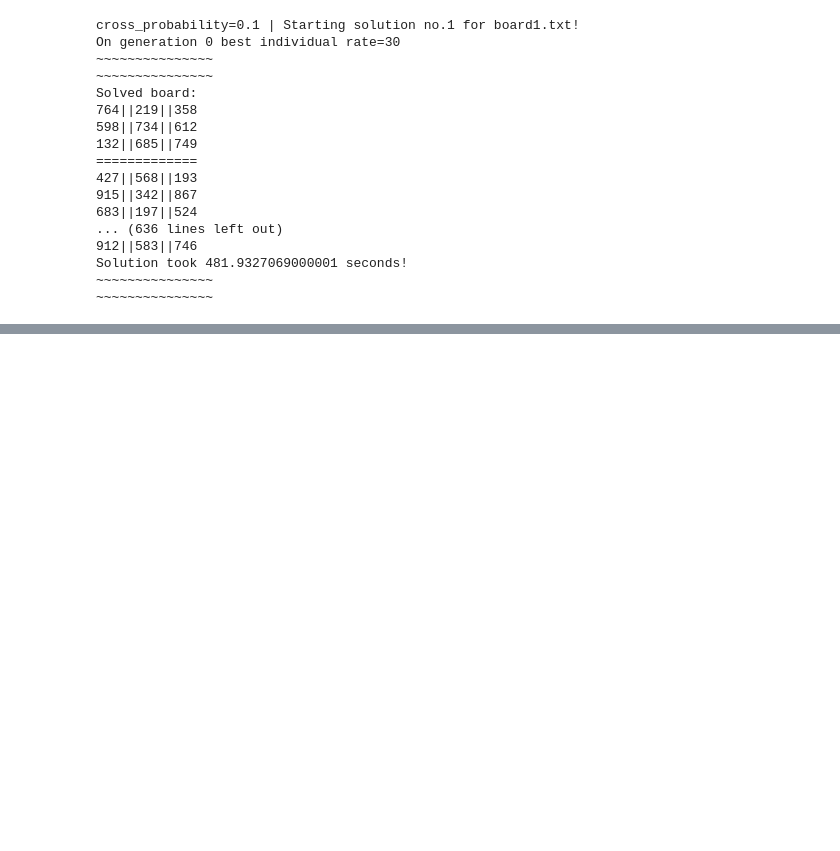
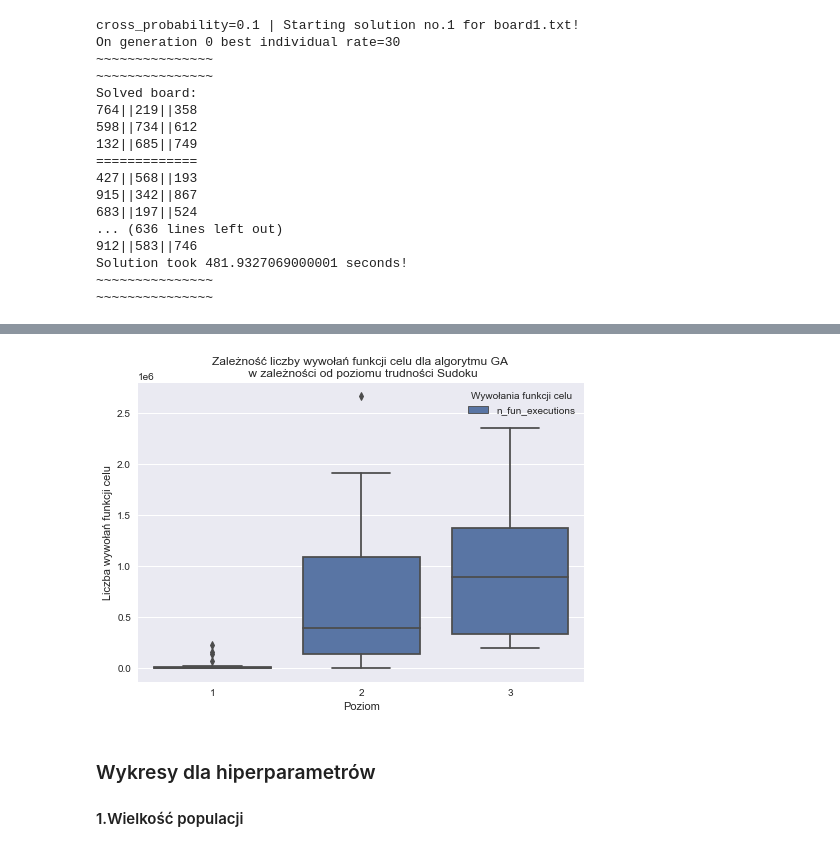
Before and after one commit to cywinski/sudoku-genetic-aco, a Jupyter notebook: numerical-tests/ga_experiments.ipynb, the cells around one changed output, grey strips where cells are left out. Saved outputs shown, nothing was run; the diff lists cells and outputs as text; code cells hidden in the pictures; blank space fills up the shorter version.

```diff
--- a/numerical-tests/ga_experiments.ipynb
+++ b/numerical-tests/ga_experiments.ipynb
@@ -543,0 +741,14 @@ Solution took 481.9327069000001 seconds!
+# %%
+data1 = pd.DataFrame(df_easy.n_fun_executions).assign(Poziom=1)
+data2 = pd.DataFrame(df_medium.n_fun_executions).assign(Poziom=2)
+data3 = pd.DataFrame(df_hard.n_fun_executions).assign(Poziom=3)
+cdf = pd.concat([data1, data2, data3])
+mdf = pd.melt(cdf, id_vars=['Poziom'], var_name=['Wywołania funkcji celu'], value_name="Liczba wywołań funkcji celu")
+ax = sns.boxplot(x="Poziom", y="Liczba wywołań funkcji celu", hue="Wywołania funkcji celu", data=mdf)
+plt.title("Zależność liczby wywołań funkcji celu dla algorytmu GA \n w zależności od poziomu trudności Sudoku")
+plt.show()
+# %% [output]
+[figure, added]
+# %% [markdown]
+### Wykresy dla hiperparametrów
+#### 1.Wielkość populacji
```
Also changed, not shown: parts of 41 cells of this notebook, 12 other files.
